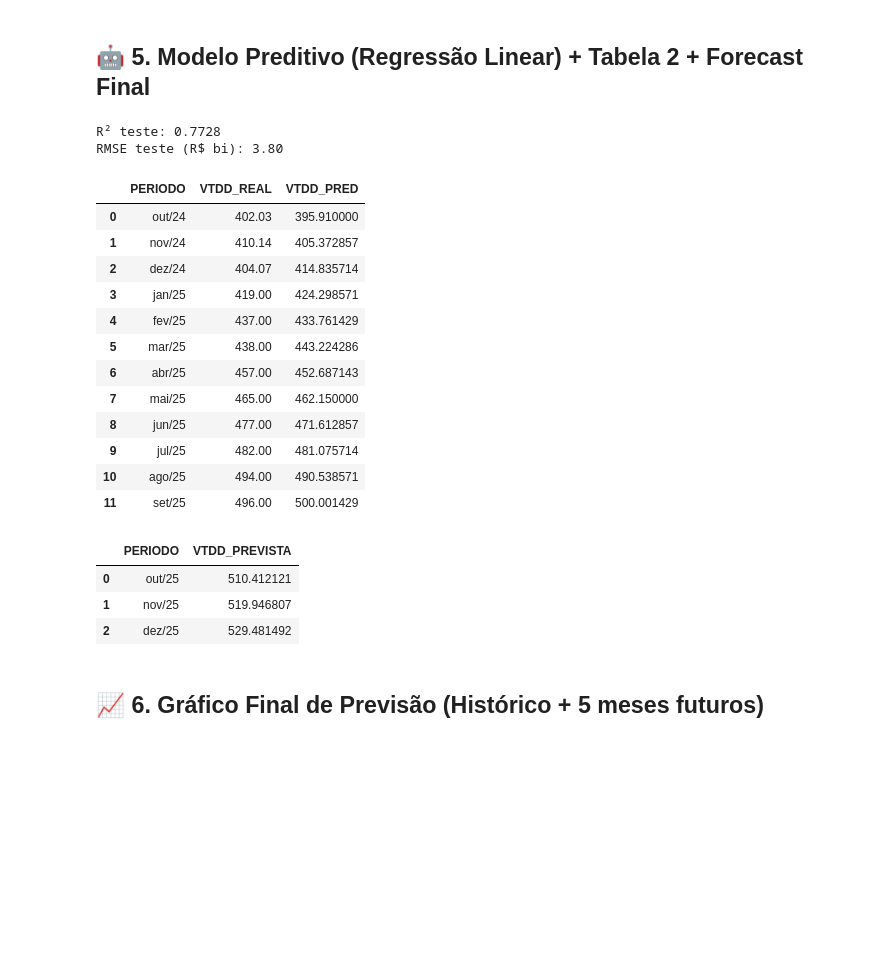
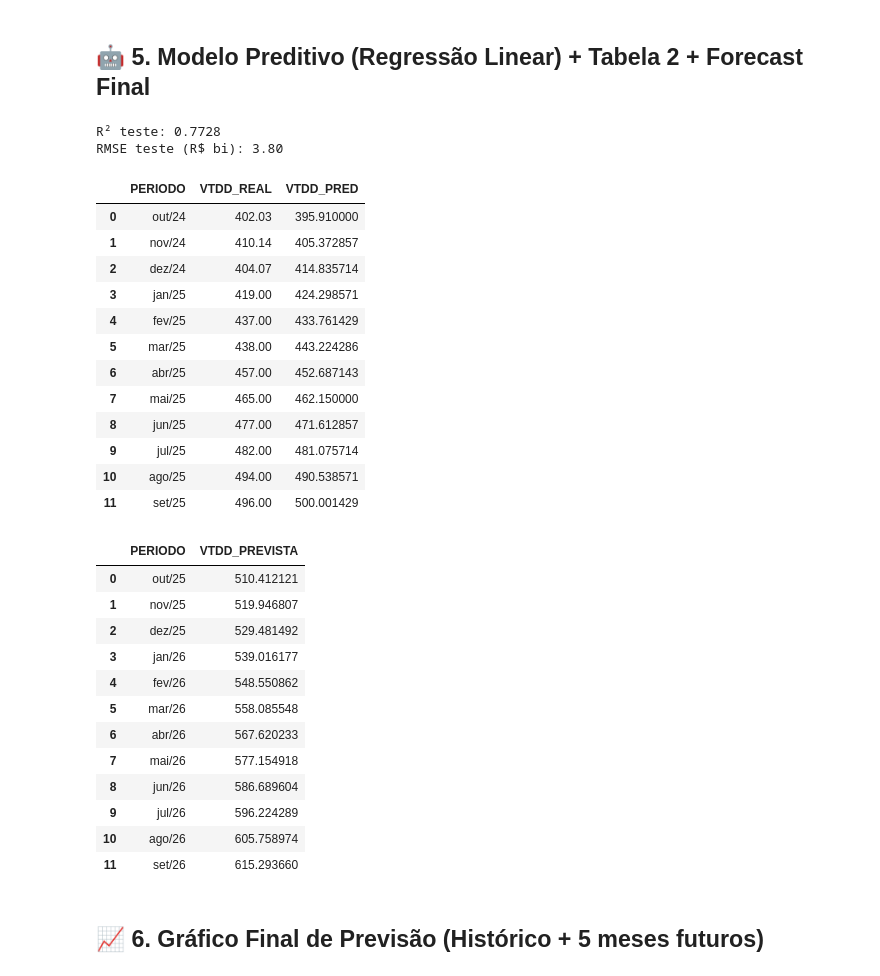
Before and after one commit to GrupoMackenzie/ProjetoAplicado02-DataScience-Mackenzie-2025, a Jupyter notebook: notebooks/EDA_Serasa.ipynb, the cells around one changed output. Drawn from its saved outputs; the diff is of its cells as text; code cells hidden in the pictures; blank space fills up the shorter version.

```diff
--- a/notebooks/EDA_Serasa.ipynb
+++ b/notebooks/EDA_Serasa.ipynb
@@ -293,7 +293,7 @@ def train_vtdd_model(df):
     model_full = LinearRegression()
     model_full.fit(X, y)
     last = df["t"].iloc[-1]
-    future = np.arange(last+1, last+4).reshape(-1, 1)
+    future = np.arange(last+1, last+13).reshape(-1, 1)
     future_pred = model_full.predict(future)
 
     tabela2 = pd.DataFrame({
@@ -303,36 +303,45 @@ def train_vtdd_model(df):
     })
 
     tabela3 = pd.DataFrame({
-        "PERIODO": ["out/25","nov/25","dez/25"],
+        "PERIODO": ["out/25","nov/25","dez/25", "jan/26", "fev/26", "mar/26", "abr/26", "mai/26", "jun/26", "jul/26", "ago/26", "set/26"],
         "VTDD_PREVISTA": list(future_pred)
     })
 
     display(tabela2)
     display(tabela3)
-
+    df.head()
     return tabela2, future_pred
 
 tabela2, future_pred = train_vtdd_model(df)
 # %% [output]
 R² teste: 0.7728
 RMSE teste (R$ bi): 3.80
 |  | PERIODO | VTDD_REAL | VTDD_PRED |
 | 0 | out/24 | 402.03 | 395.910000 |
 | 1 | nov/24 | 410.14 | 405.372857 |
 | 2 | dez/24 | 404.07 | 414.835714 |
 | 3 | jan/25 | 419.00 | 424.298571 |
 | 4 | fev/25 | 437.00 | 433.761429 |
 | 5 | mar/25 | 438.00 | 443.224286 |
 | 6 | abr/25 | 457.00 | 452.687143 |
 | 7 | mai/25 | 465.00 | 462.150000 |
 | 8 | jun/25 | 477.00 | 471.612857 |
 | 9 | jul/25 | 482.00 | 481.075714 |
 | 10 | ago/25 | 494.00 | 490.538571 |
 | 11 | set/25 | 496.00 | 500.001429 |
 |  | PERIODO | VTDD_PREVISTA |
 | 0 | out/25 | 510.412121 |
 | 1 | nov/25 | 519.946807 |
 | 2 | dez/25 | 529.481492 |
+| 3 | jan/26 | 539.016177 |
+| 4 | fev/26 | 548.550862 |
+| 5 | mar/26 | 558.085548 |
+| 6 | abr/26 | 567.620233 |
+| 7 | mai/26 | 577.154918 |
+| 8 | jun/26 | 586.689604 |
+| 9 | jul/26 | 596.224289 |
+| 10 | ago/26 | 605.758974 |
+| 11 | set/26 | 615.293660 |
 # %% [markdown]
 ## 📈 6. Gráfico Final de Previsão (Histórico + 5 meses futuros)
 # %%
```
Also changed, not shown: parts of 1 cell of this notebook.
